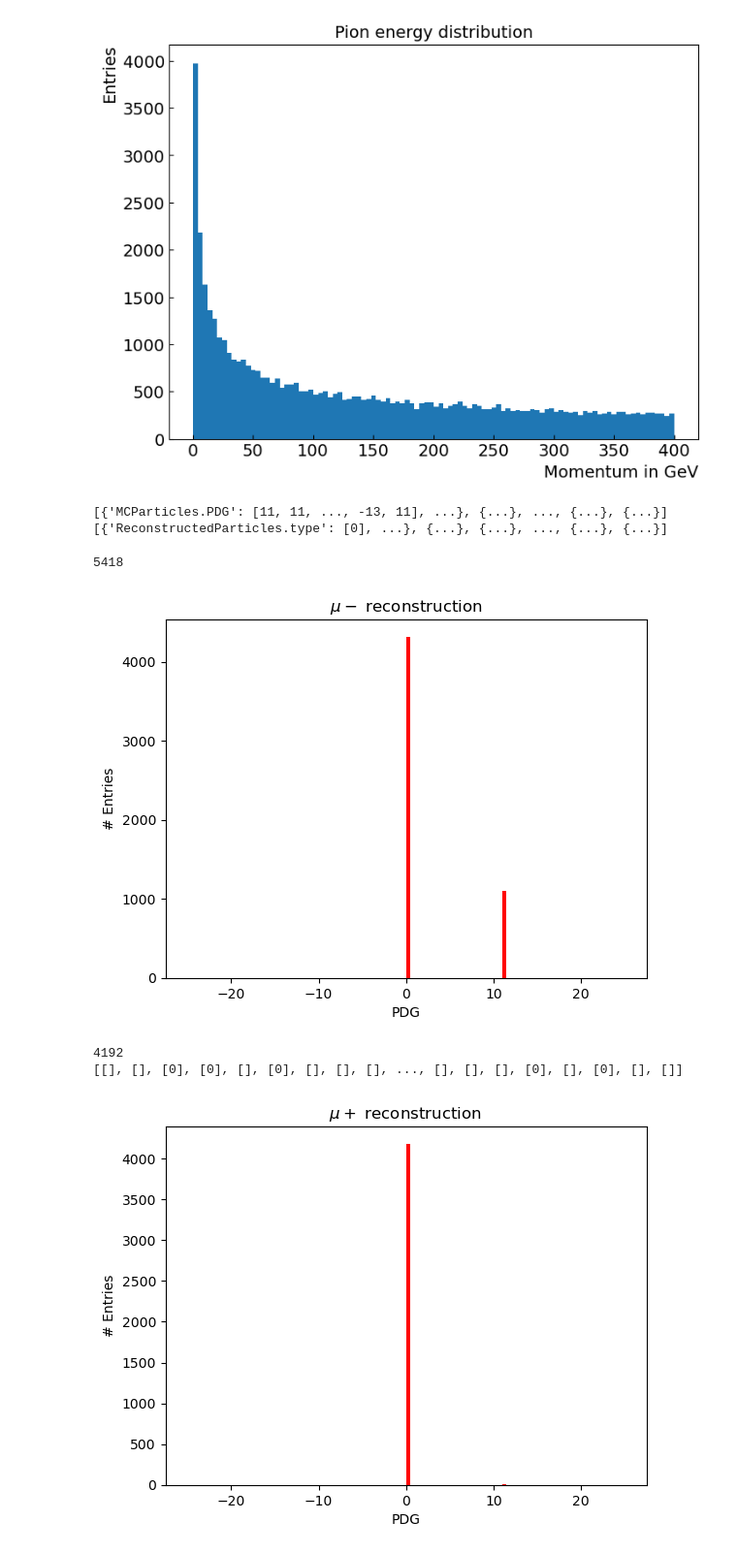
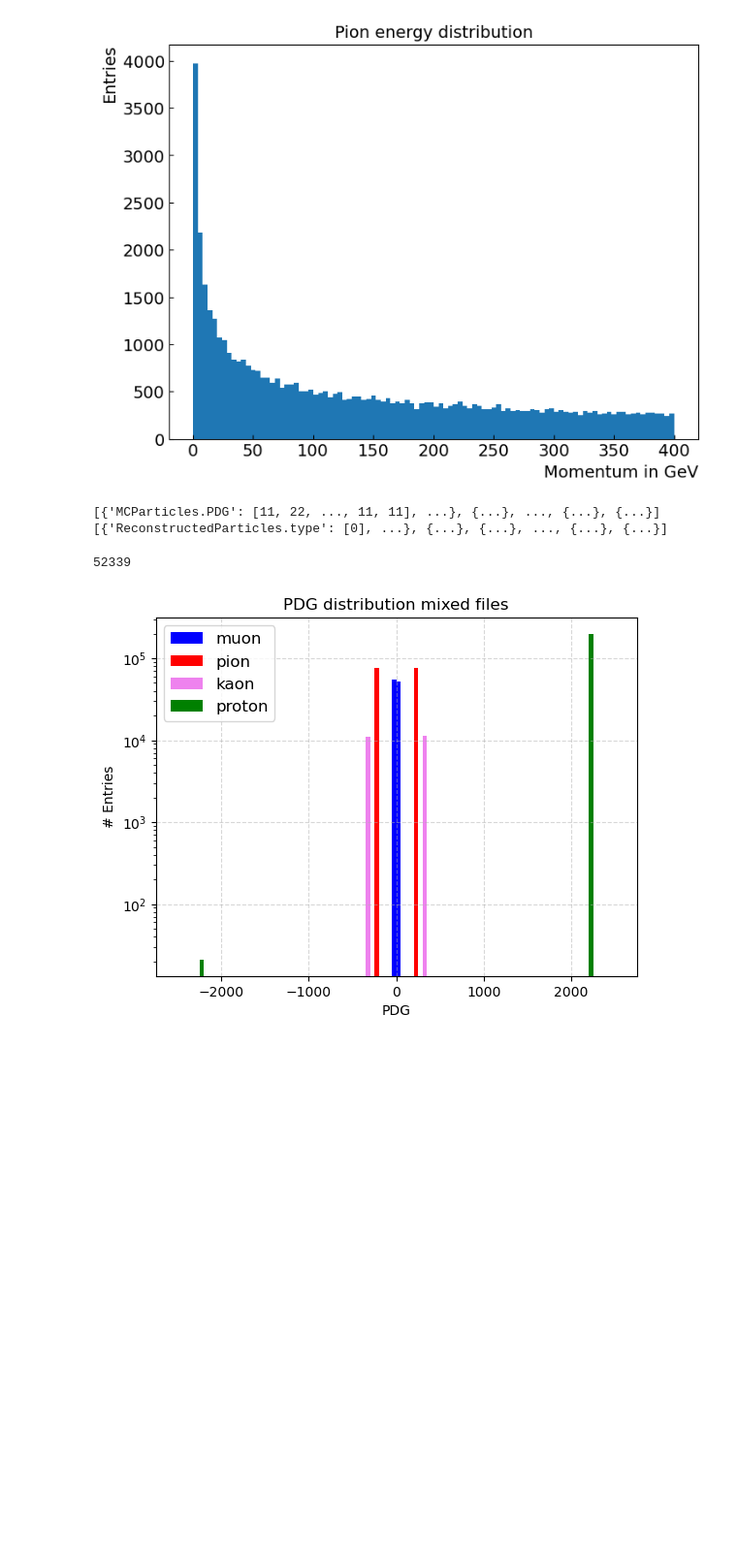
Before and after one commit to NebinGeorge/003-hsf-india-202510-NebinGeorge, a Jupyter notebook: MuonID_Setup1.ipynb, the cells around one changed output. Shown at 97% size. Saved outputs shown, nothing was run; the diff lists cells and outputs as text; code cells hidden in the pictures; blank space fills up the shorter version.

Commit message:
muon13

```diff
--- a/MuonID_Setup1.ipynb
+++ b/MuonID_Setup1.ipynb
@@ -542,7 +542,7 @@ fs = client.FileSystem(eic_server)
 GunPath = "/volatile/eic/gbxalex/MuonID/Recon/"
 VMPath = "/volatile/eic/gbxalex/September2025_JPsi_RecoOut/"
 TCSPath = "/volatile/eic/sjdkay/EpIC_TCS_mumu_18x275/Reco/"
-muPlusFile = eic_server + TCSPath + "TCS_events_mumu_plus_98_recon.root"
+muPlusFile = eic_server + GunPath + "MuPiKep_Mixed_RecoOut.root"
 file=up.open(muPlusFile)
 tree = file["events"]
 branchesmc = tree["MCParticles"].arrays()
@@ -550,43 +550,73 @@ branches = tree["ReconstructedParticles"].arrays()
 print (branchesmc)
 print (branches)
 # %% [output]
-[{'MCParticles.PDG': [11, 11, ..., -13, 11], ...}, {...}, ..., {...}, {...}]
+[{'MCParticles.PDG': [11, 22, ..., 11, 11], ...}, {...}, ..., {...}, {...}]
 [{'ReconstructedParticles.type': [0], ...}, {...}, {...}, ..., {...}, {...}]
 # %%
 RecoAssoc = tree["ReconstructedChargedParticleAssociations"].arrays()
 RecID=RecoAssoc['ReconstructedChargedParticleAssociations.recID'] # Array of reconstructed IDs
 SimID=RecoAssoc['ReconstructedChargedParticleAssociations.simID'] # Array of simulated IDs
 muons_only=branchesmc["MCParticles.PDG"]== 13
 rcp=tree["ReconstructedChargedParticles"].arrays()
 BoolMuons=(branchesmc["MCParticles.PDG"][SimID]==13)==(branchesmc["MCParticles.generatorStatus"][SimID]==1) # Use simulated or reconstructed IDs as indices, this checks if the pdg between each array matches
 # BoolMuons=(branchesmc["MCParticles.PDG"][SimID]==13)==(rcp["ReconstructedChargedParticles.PDG"][RecID]) # Use simulated or reconstructed IDs as indices, this checks if the pdg between each array matches
 #BoolChargeTrack = ((abs(MCPartBr["MCParticles.charge"][SimID])!=0) & (MCPartBr["MCParticles.generatorStatus"][SimID]==1))
 #BoolElec=((MCPartBr["MCParticles.PDG"][SimID]==11) & (MCPartBr["MCParticles.generatorStatus"][SimID]==1))
 #BoolPion=((abs(MCPartBr["MCParticles.PDG"][SimID])==211) & (MCPartBr["MCParticles.generatorStatus"][SimID]==1)) # Use abs to include both positive and negative pions
-print(np.asarray(ak.flatten(BoolMuons)).sum())
-plt.hist(ak.flatten(branches["ReconstructedParticles.PDG"][RecID][BoolMuons]), bins=100, range=(-25,25), color='r', label="Rec")
-plt.xlabel('PDG')
-plt.ylabel('# Entries')
-plt.title("$\mu-$ reconstruction")
-plt.show()
+# print(np.asarray(ak.flatten(BoolMuons)).sum())
+# plt.hist(ak.flatten(branches["ReconstructedParticles.PDG"][RecID][BoolMuons]), bins=100, range=(-25,25), color='r', label="Rec")
+# plt.xlabel('PDG')
+# plt.ylabel('# Entries')
+# plt.title("$\mu-$ reconstruction")
+# plt.show()
 BoolMuons_p=(branchesmc["MCParticles.PDG"][SimID]==-13)==(branchesmc["MCParticles.generatorStatus"][SimID]==1) # Use simulated or reconstructed IDs as indices, this checks if the pdg between each array matches
 # BoolMuons=(branchesmc["MCParticles.PDG"][SimID]==13)==(rcp["ReconstructedChargedParticles.PDG"][RecID]) # Use simulated or reconstructed IDs as indices, this checks if the pdg between each array matches
 #BoolChargeTrack = ((abs(MCPartBr["MCParticles.charge"][SimID])!=0) & (MCPartBr["MCParticles.generatorStatus"][SimID]==1))
 #BoolElec=((MCPartBr["MCParticles.PDG"][SimID]==11) & (MCPartBr["MCParticles.generatorStatus"][SimID]==1))
 #BoolPion=((abs(MCPartBr["MCParticles.PDG"][SimID])==211) & (MCPartBr["MCParticles.generatorStatus"][SimID]==1)) # Use abs to include both positive and negative pions
 print(np.asarray(ak.flatten(BoolMuons_p)).sum())
-plt.hist(ak.flatten(branches["ReconstructedParticles.PDG"][RecID][BoolMuons_p]), bins=100, range=(-25,25), color='r', label="Rec")
-print (branches["ReconstructedParticles.PDG"][RecID][BoolMuons_p])
+pdg = branchesmc["MCParticles.PDG"]
+
+# Select particles (muon, pion, kaon)
+muon = pdg ==  13
+muonm = pdg ==  -13
+pion = pdg == 211
+pionm = pdg == -211
+kaon = pdg == 321
+kaonm = pdg == -321
+proton = pdg == 2212
+protonm = pdg == -2212
+muon_data = ak.flatten(pdg[muon])
+pion_data = ak.flatten(pdg[pion])
+kaon_data = ak.flatten(pdg[kaon])
+proton_data = ak.flatten(pdg[proton])
+muon_data_m = ak.flatten(pdg[muonm])
+pion_data_m = ak.flatten(pdg[pionm])
+kaon_data_m = ak.flatten(pdg[kaonm])
+proton_data_m = ak.flatten(pdg[protonm])
+plt.hist(muon_data, bins=100, range=(-2500,2500), log = 'true', color='blue', label="muon")
+plt.hist(pion_data, bins=100, range=(-2500,2500), log = 'true', color='red', label="pion")
+plt.hist(kaon_data, bins=100, range=(-2500,2500), log = 'true', color='violet', label="kaon")
+plt.hist(proton_data, bins=100, range=(-2500,2500), log = 'true', color='green', label="proton")
+plt.hist(muon_data_m, bins=100, range=(-2500,2500), log = 'true', color='blue')
+plt.hist(pion_data_m, bins=100, range=(-2500,2500), log = 'true', color='red')
+plt.hist(kaon_data_m, bins=100, range=(-2500,2500), log = 'true', color='violet')
+plt.hist(proton_data_m, bins=100, range=(-2500,2500), log = 'true', color='green')
+plt.legend(loc='upper left', fontsize=12)
+plt.grid(True, linestyle='--', alpha=0.5)
 plt.xlabel('PDG')
 plt.ylabel('# Entries')
-plt.title("$\mu+$ reconstruction ")
+plt.title("PDG distribution mixed files")
 plt.show()
+# plt.hist(ak.flatten(branches["ReconstructedParticles.PDG"][RecID][BoolMuons_p]), bins=100, range=(-25,25), color='r', label="Rec")
+# print (branches["ReconstructedParticles.PDG"][RecID][BoolMuons_p])
+# plt.xlabel('PDG')
+# plt.ylabel('# Entries')
+# plt.title("$\mu+$ reconstruction ")
+# plt.show()
 # %% [output]
-5418
+52339
-[figure, old version]
+[figure, new version]
-4192
-[[], [], [0], [0], [], [0], [], [], [], ..., [], [], [], [0], [], [0], [], []]
-[figure, removed]
 # %%
 
 sel_px_p = branchesmc["MCParticles.momentum.x"][SimID][BoolMuons_p]
```
Also changed, not shown: parts of 10 cells of this notebook.
